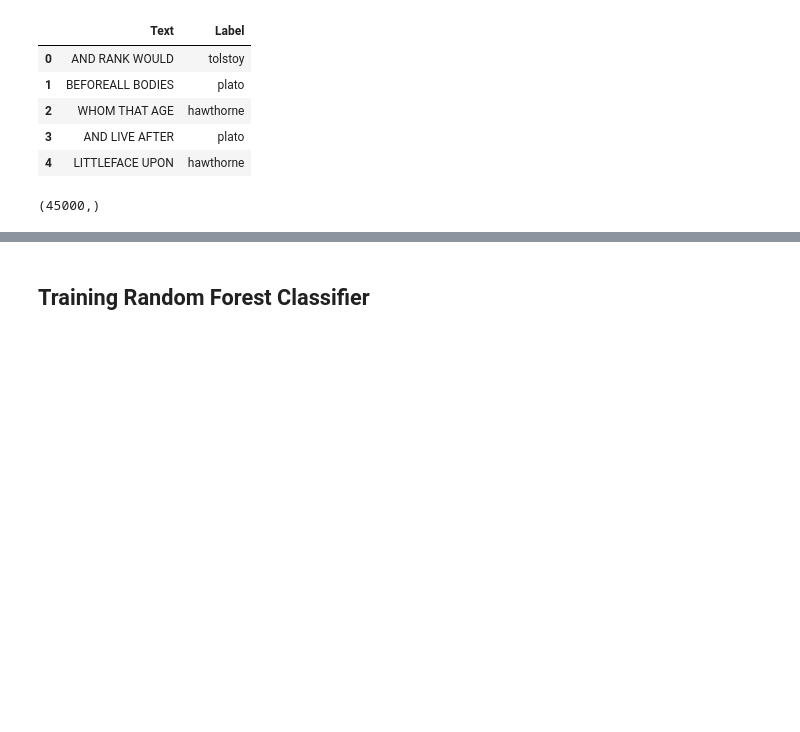
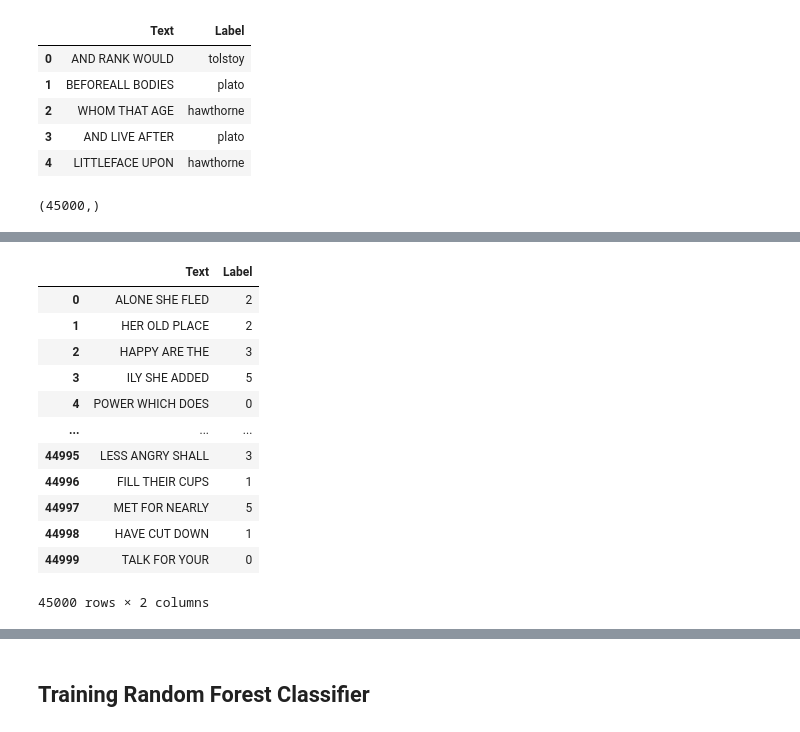
Before and after one commit to fabinahian/CSE713-Advanced-Syntactic-Pattern-Recognition, a Jupyter notebook: Projects/Text Classification for Authorship Attribution/mini_prototype/dataset_01_prototype.ipynb, the cells around one changed output, grey strips where cells are left out. Drawn from its saved outputs; the diff is of its cells as text; code cells hidden in the pictures; blank space fills up the shorter version.

```diff
--- a/Projects/Text Classification for Authorship Attribution/mini_prototype/text_classification_for_authorship_attribution.ipynb
+++ b/Projects/Text Classification for Authorship Attribution/mini_prototype/dataset_01_prototype.ipynb
@@ -487,0 +506,20 @@ glutenburg_train["Label"].shape
+# %%
+from sklearn.preprocessing import LabelEncoder
+label_encoder=LabelEncoder()
+y= label_encoder.fit_transform(glutenburg_train['Label'])
+glutenburg_train['Label']=y
+glutenburg_train
+# %% [output]
+|  | Text | Label |
+| 0 | ALONE SHE FLED | 2 |
+| 1 | HER OLD PLACE | 2 |
+| 2 | HAPPY ARE THE | 3 |
+| 3 | ILY SHE ADDED | 5 |
+| 4 | POWER WHICH DOES | 0 |
+| ... | ... | ... |
+| 44995 | LESS ANGRY SHALL | 3 |
+| 44996 | FILL THEIR CUPS | 1 |
+| 44997 | MET FOR NEARLY | 5 |
+| 44998 | HAVE CUT DOWN | 1 |
+| 44999 | TALK FOR YOUR | 0 |
+45000 rows × 2 columns
```
Also changed, not shown: parts of 12 cells of this notebook, 3 other files.
